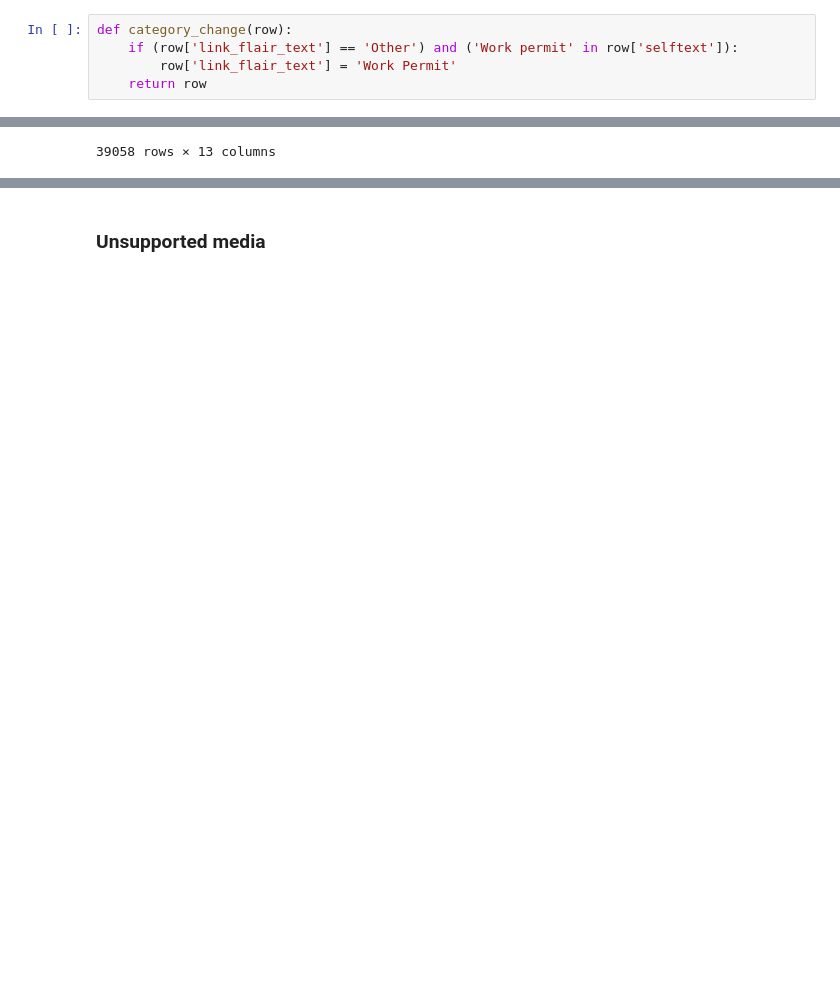
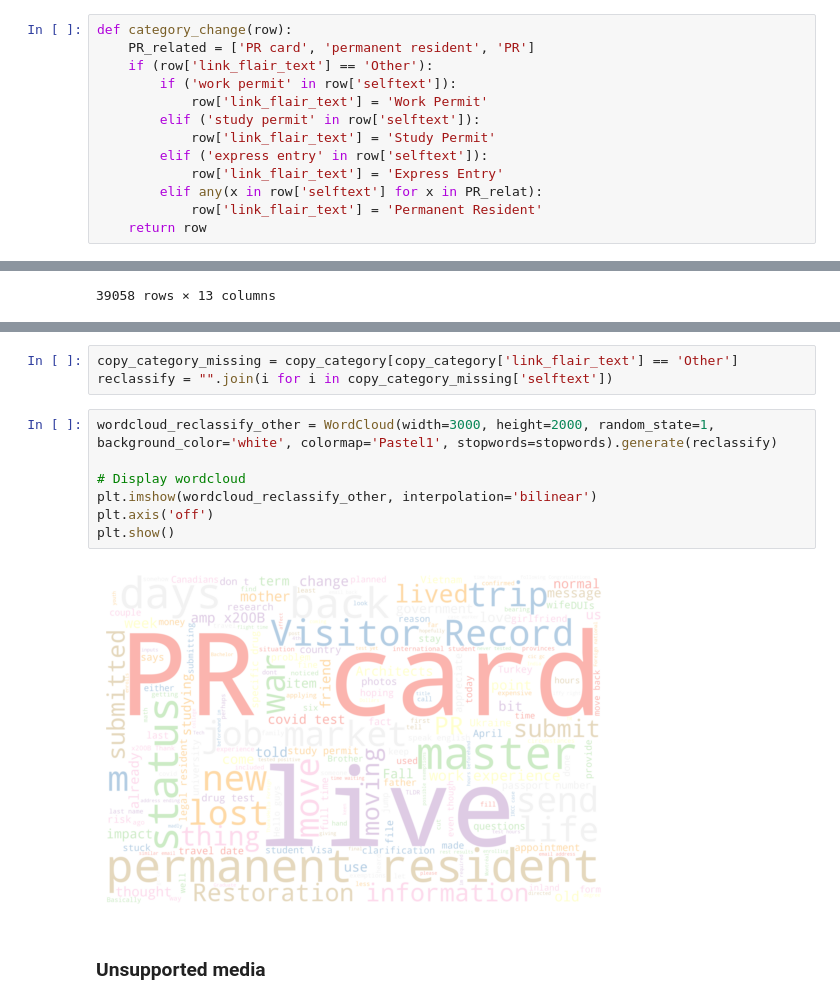
Before and after one commit to ngocmphan/reddit_immigration, a Jupyter notebook: Immigration_Canada_Analysis.ipynb, the cells around one changed output, grey strips where cells are left out. Drawn from its saved outputs; the diff is of its cells as text; blank space fills up the shorter version.

Commit message:
Finalized category change func

```diff
--- a/Immigration_Canada_Analysis.ipynb
+++ b/Immigration_Canada_Analysis.ipynb
@@ -190,8 +190,16 @@ print(all_categories)
  'Other' 'Sponsorship' 'Work Permit' 'PNP' 'Quebec' 'Citizenship']
 # %%
 def category_change(row):
-    if (row['link_flair_text'] == 'Other') and ('Work permit' in row['selftext']):
-        row['link_flair_text'] = 'Work Permit'
+    PR_related = ['PR card', 'permanent resident', 'PR']
+    if (row['link_flair_text'] == 'Other'):
+        if ('work permit' in row['selftext']):
+            row['link_flair_text'] = 'Work Permit'
+        elif ('study permit' in row['selftext']):
+            row['link_flair_text'] = 'Study Permit'
+        elif ('express entry' in row['selftext']):
+            row['link_flair_text'] = 'Express Entry'
+        elif any(x in row['selftext'] for x in PR_relat):
+            row['link_flair_text'] = 'Permanent Resident'
     return row
 # %%
 copy = df_all_analysis.copy()
@@ -249,2 +240,14 @@ True
+# %%
+copy_category_missing = copy_category[copy_category['link_flair_text'] == 'Other']
+reclassify = "".join(i for i in copy_category_missing['selftext'])
+# %%
+wordcloud_reclassify_other = WordCloud(width=3000, height=2000, random_state=1, background_color='white', colormap='Pastel1', stopwords=stopwords).generate(reclassify)
+
+# Display wordcloud
+plt.imshow(wordcloud_reclassify_other, interpolation='bilinear')
+plt.axis('off')
+plt.show()
+# %% [output]
+[figure, added]
 # %% [markdown]
 ### Unsupported media
```
Also changed, not shown: parts of 7 cells of this notebook.
